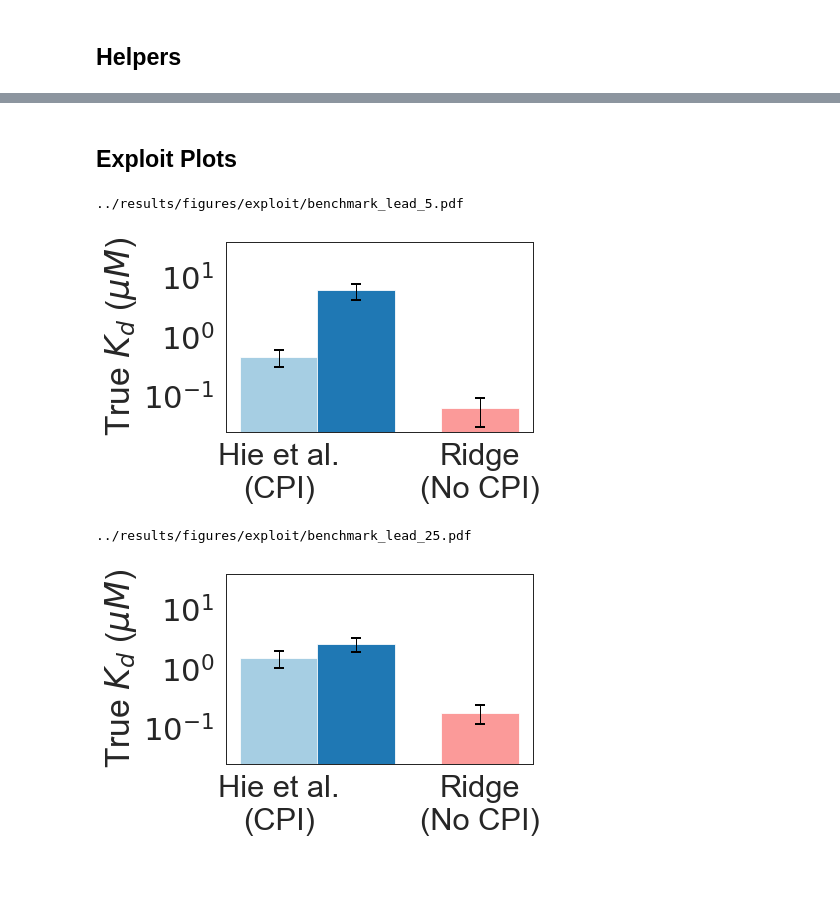
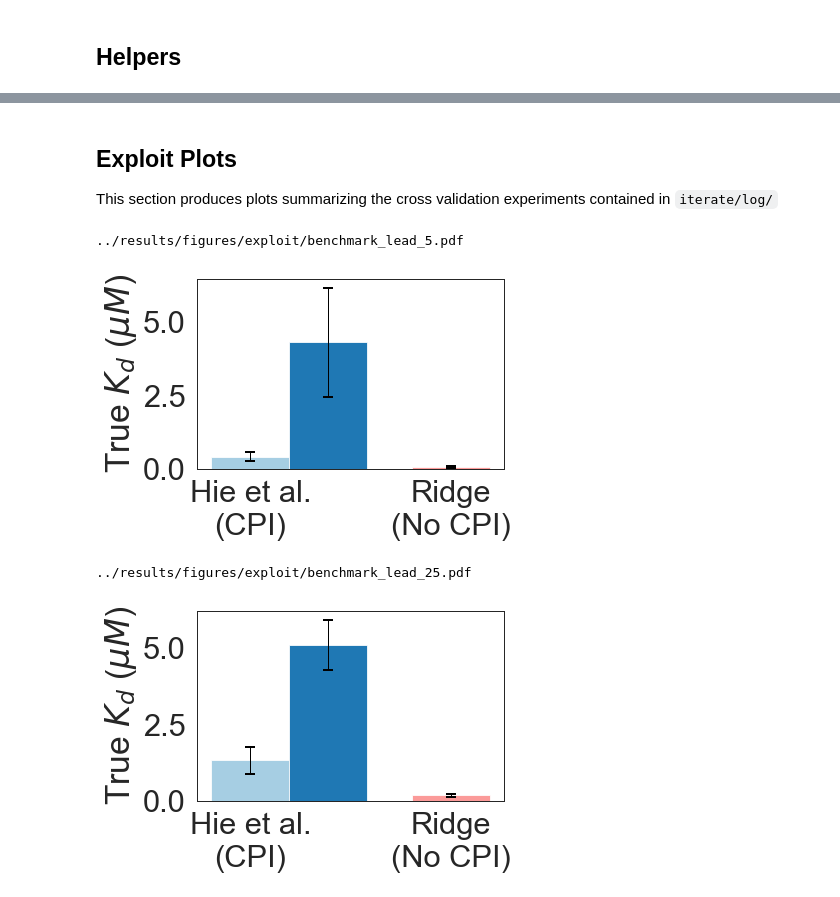
Before and after one commit to samgoldman97/kinase-cpi-reanalysis, a Jupyter notebook: notebook/make_figs.ipynb, the cells around one changed output, grey strips where cells are left out. Saved outputs shown, nothing was run; the diff lists cells and outputs as text; code cells hidden in the pictures; blank space fills up the shorter version.

```diff
--- a/notebook/make_figs.ipynb
+++ b/notebook/make_figs.ipynb
@@ -142,7 +201,7 @@ for model in models:
     for seed in range(5):
         fname = f'../target/log/train_davis2011kinase_{model}_{seed}.log'
         if os.path.exists(fname):
-            data += parse_log(model, fname)
+            data += parse_log_cv(model, fname)
         else:
             print(fname)
 
@@ -232,3 +288 @@ for quadrant in quadrants[1:]:
 ... (12 outputs left out)
-# %% [markdown]
-## Exploit Plots
@@ -289 +289,4 @@ os.makedirs(out_dir, exist_ok=True)
+# %% [markdown]
+## Exploit Plots
+This section produces plots summarizing the cross validation experiments contained in `iterate/log/`
 # %%
@@ -318,7 +324,7 @@ for model in models:
     for seed in range(5):
         fname = f'../iterate/log/iterate_davis2011kinase_{model}_{seed}.log'
         if os.path.exists(fname):
-            data += parse_log(model, fname)
+            data += parse_log_exploit(model, fname)
 
 df = pd.DataFrame(data, columns=[
     'model', 'Kd', 'lead_num', 'seed', 'uncertainty',
@@ -332,3 +338,5 @@ x_label_map = {"LogKd": "$Log(K_d)$",
                "Kd" : "$K_d$",
               "Kdmicro" : "True $K_d$ ($\mu M$)"}
 val_name = "Kdmicro"
+
+n_leads = [5, 25]
@@ -337,5 +343,4 @@ n_leads = [5, 25]
 # %%
-
 for n_lead in n_leads:
     df_subset = df[df.lead_num < n_lead]
     plt.figure(figsize=(panel_width, panel_height))
@@ -345,36 +350,37 @@ for n_lead in n_leads:
 
 
         color = color_map[method]
         vals = temp_df[val_name]
         bar_height = np.mean(vals)
         error_height = 1.96 * stats.sem(vals)
         label_name = method_name_map[method]
 
         uq = pd.unique(temp_df['uncertainty'])
         if len(uq) > 1:
             raise ValueError()
         uq = uq[0]
+
         #hatch = "/" if not uq == "No uncertainty" else None
         hatch = None
 
         bars.append(plt.bar(plot_position, bar_height, color=color,
                             label = label_name, width=1.01, hatch=hatch))
         plt.errorbar(plot_position, bar_height, yerr= error_height,
                      color="Black", capsize=5, capthick=2, linewidth=1)
 
     plt.xticks(ticks, labels=tick_labels, rotation=0, horizontalalignment="center")
     plt.ylabel(x_label_map[val_name])
 #     plt.xlabel("Method")
-    plt.yscale("log")
+#     plt.yscale("log")
     save_name= os.path.join(out_dir, f'benchmark_lead_{n_lead}.pdf')
     print(save_name)
-    plt.ylim([0.025, 40])
-    plt.yticks([0.1,1,10], labels= ["$10^{-1}$", "$10^{0}$", "$10^{1}$"])
+#     plt.ylim([0.025, 40])
+#     plt.yticks([0.1,1,10], labels= ["$10^{-1}$", "$10^{0}$", "$10^{1}$"])
     plt.savefig(save_name, bbox_inches="tight")
     plt.show()
     plt.close()
 # %% [output]
 ../results/figures/exploit/benchmark_lead_5.pdf
-[figure, old version]
+[figure, new version]
 ../results/figures/exploit/benchmark_lead_25.pdf
-[figure, old version]
+[figure, new version]
```
Also changed, not shown: parts of 14 cells of this notebook, 6 other files.
